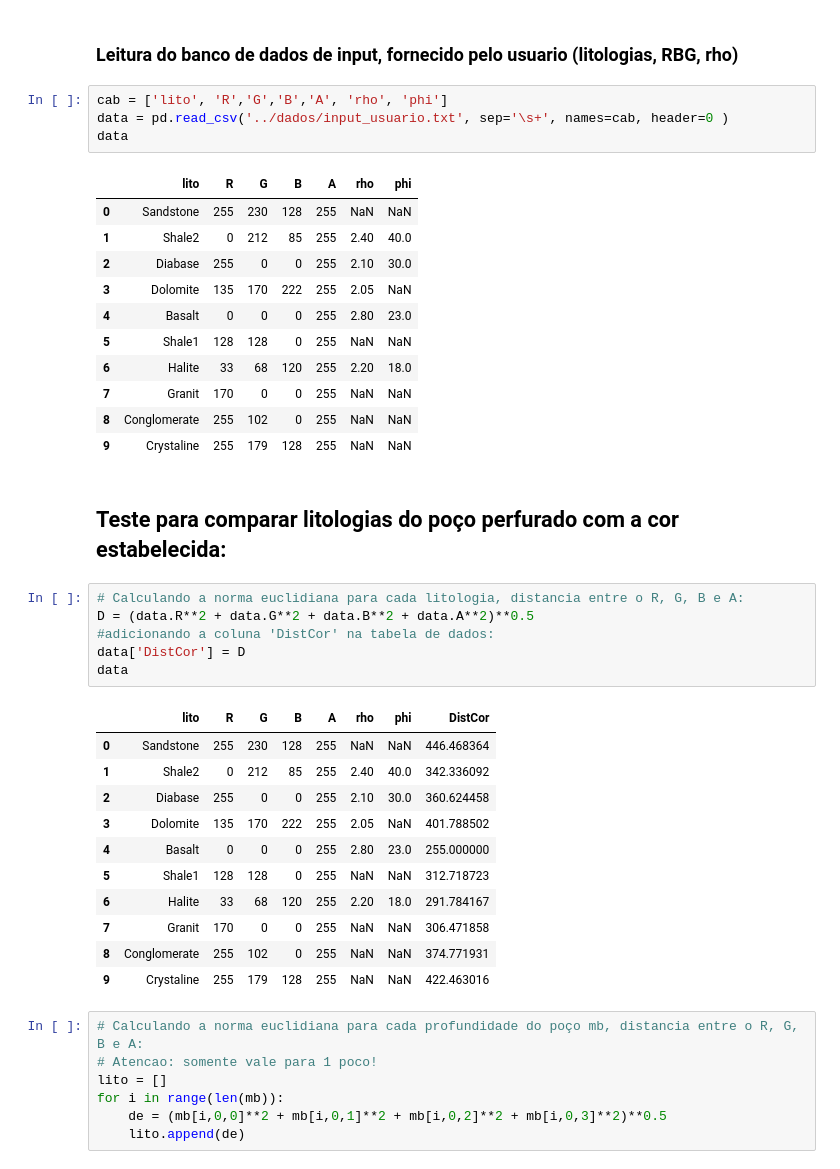
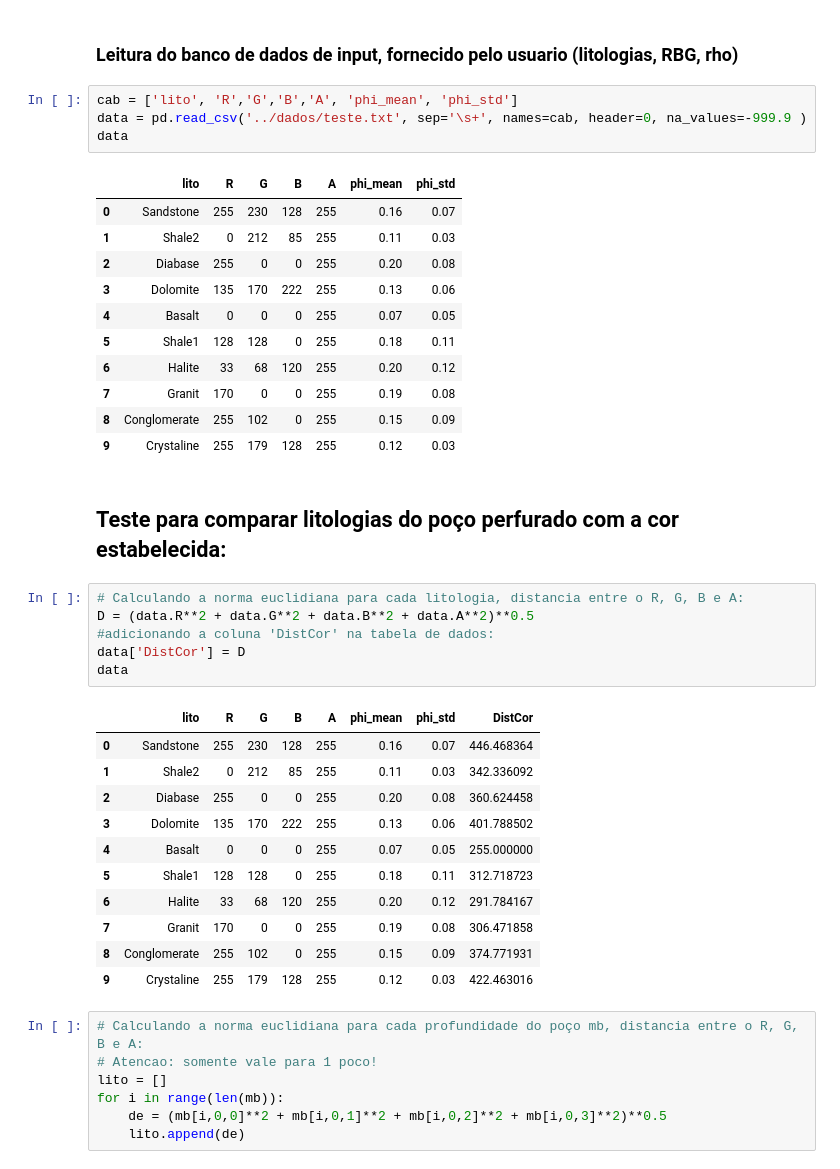
Before and after one commit to rmotadutra/PFG, a Jupyter notebook: codes/Modelagem_Interativa.ipynb, the cells around one changed output. Cells and saved outputs as stored; diff of their text form.

```diff
--- a/codes/Modelagem_Interativa.ipynb
+++ b/codes/Modelagem_Interativa.ipynb
@@ -156,21 +156,21 @@ mb = (ma[indy[0]-1:indy[1], indx[0]-1:indx[0]])
 # %% [markdown]
 ### Leitura do banco de dados de input, fornecido pelo usuario (litologias, RBG, rho)
 # %%
-cab = ['lito', 'R','G','B','A', 'rho', 'phi']
-data = pd.read_csv('../dados/input_usuario.txt', sep='\s+', names=cab, header=0 )
+cab = ['lito', 'R','G','B','A', 'phi_mean', 'phi_std']
+data = pd.read_csv('../dados/teste.txt', sep='\s+', names=cab, header=0, na_values=-999.9 )
 data
 # %% [output]
-|  | lito | R | G | B | A | rho | phi |
-| 0 | Sandstone | 255 | 230 | 128 | 255 | NaN | NaN |
-| 1 | Shale2 | 0 | 212 | 85 | 255 | 2.40 | 40.0 |
-| 2 | Diabase | 255 | 0 | 0 | 255 | 2.10 | 30.0 |
-| 3 | Dolomite | 135 | 170 | 222 | 255 | 2.05 | NaN |
-| 4 | Basalt | 0 | 0 | 0 | 255 | 2.80 | 23.0 |
-| 5 | Shale1 | 128 | 128 | 0 | 255 | NaN | NaN |
-| 6 | Halite | 33 | 68 | 120 | 255 | 2.20 | 18.0 |
-| 7 | Granit | 170 | 0 | 0 | 255 | NaN | NaN |
-| 8 | Conglomerate | 255 | 102 | 0 | 255 | NaN | NaN |
-| 9 | Crystaline | 255 | 179 | 128 | 255 | NaN | NaN |
+|  | lito | R | G | B | A | phi_mean | phi_std |
+| 0 | Sandstone | 255 | 230 | 128 | 255 | 0.16 | 0.07 |
+| 1 | Shale2 | 0 | 212 | 85 | 255 | 0.11 | 0.03 |
+| 2 | Diabase | 255 | 0 | 0 | 255 | 0.20 | 0.08 |
+| 3 | Dolomite | 135 | 170 | 222 | 255 | 0.13 | 0.06 |
+| 4 | Basalt | 0 | 0 | 0 | 255 | 0.07 | 0.05 |
+| 5 | Shale1 | 128 | 128 | 0 | 255 | 0.18 | 0.11 |
+| 6 | Halite | 33 | 68 | 120 | 255 | 0.20 | 0.12 |
+| 7 | Granit | 170 | 0 | 0 | 255 | 0.19 | 0.08 |
+| 8 | Conglomerate | 255 | 102 | 0 | 255 | 0.15 | 0.09 |
+| 9 | Crystaline | 255 | 179 | 128 | 255 | 0.12 | 0.03 |
 # %% [markdown]
 ## Teste para comparar litologias do poço perfurado com a cor estabelecida:
 # %%
@@ -180,17 +180,17 @@ D = (data.R**2 + data.G**2 + data.B**2 + data.A**2)**0.5
 data['DistCor'] = D
 data
 # %% [output]
-|  | lito | R | G | B | A | rho | phi | DistCor |
-| 0 | Sandstone | 255 | 230 | 128 | 255 | NaN | NaN | 446.468364 |
-| 1 | Shale2 | 0 | 212 | 85 | 255 | 2.40 | 40.0 | 342.336092 |
-| 2 | Diabase | 255 | 0 | 0 | 255 | 2.10 | 30.0 | 360.624458 |
-| 3 | Dolomite | 135 | 170 | 222 | 255 | 2.05 | NaN | 401.788502 |
-| 4 | Basalt | 0 | 0 | 0 | 255 | 2.80 | 23.0 | 255.000000 |
-| 5 | Shale1 | 128 | 128 | 0 | 255 | NaN | NaN | 312.718723 |
-| 6 | Halite | 33 | 68 | 120 | 255 | 2.20 | 18.0 | 291.784167 |
-| 7 | Granit | 170 | 0 | 0 | 255 | NaN | NaN | 306.471858 |
-| 8 | Conglomerate | 255 | 102 | 0 | 255 | NaN | NaN | 374.771931 |
-| 9 | Crystaline | 255 | 179 | 128 | 255 | NaN | NaN | 422.463016 |
+|  | lito | R | G | B | A | phi_mean | phi_std | DistCor |
+| 0 | Sandstone | 255 | 230 | 128 | 255 | 0.16 | 0.07 | 446.468364 |
+| 1 | Shale2 | 0 | 212 | 85 | 255 | 0.11 | 0.03 | 342.336092 |
+| 2 | Diabase | 255 | 0 | 0 | 255 | 0.20 | 0.08 | 360.624458 |
+| 3 | Dolomite | 135 | 170 | 222 | 255 | 0.13 | 0.06 | 401.788502 |
+| 4 | Basalt | 0 | 0 | 0 | 255 | 0.07 | 0.05 | 255.000000 |
+| 5 | Shale1 | 128 | 128 | 0 | 255 | 0.18 | 0.11 | 312.718723 |
+| 6 | Halite | 33 | 68 | 120 | 255 | 0.20 | 0.12 | 291.784167 |
+| 7 | Granit | 170 | 0 | 0 | 255 | 0.19 | 0.08 | 306.471858 |
+| 8 | Conglomerate | 255 | 102 | 0 | 255 | 0.15 | 0.09 | 374.771931 |
+| 9 | Crystaline | 255 | 179 | 128 | 255 | 0.12 | 0.03 | 422.463016 |
 # %%
 # Calculando a norma euclidiana para cada profundidade do poço mb, distancia entre o R, G, B e A:
 # Atencao: somente vale para 1 poco!
```
Also changed, not shown: parts of 7 cells of this notebook.
